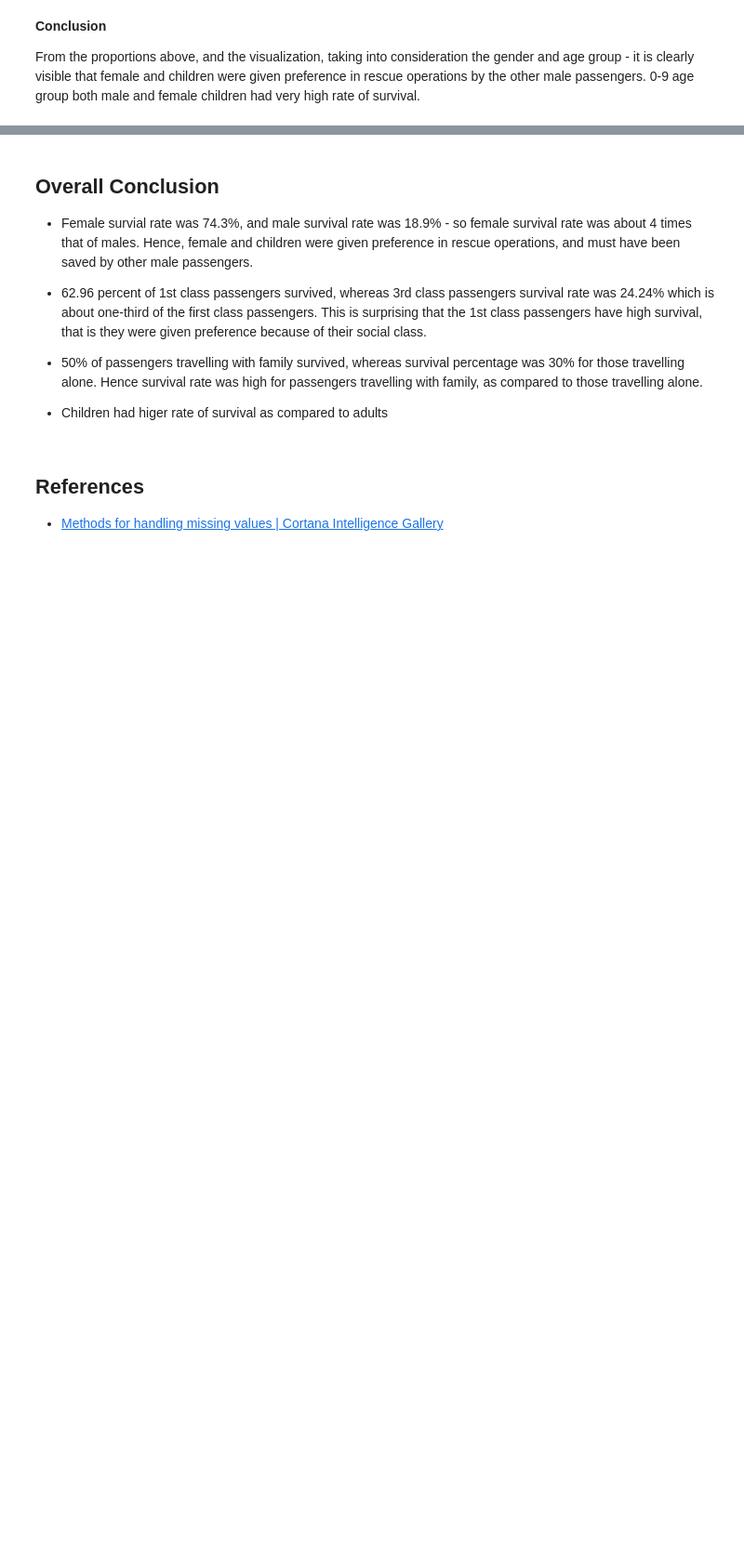
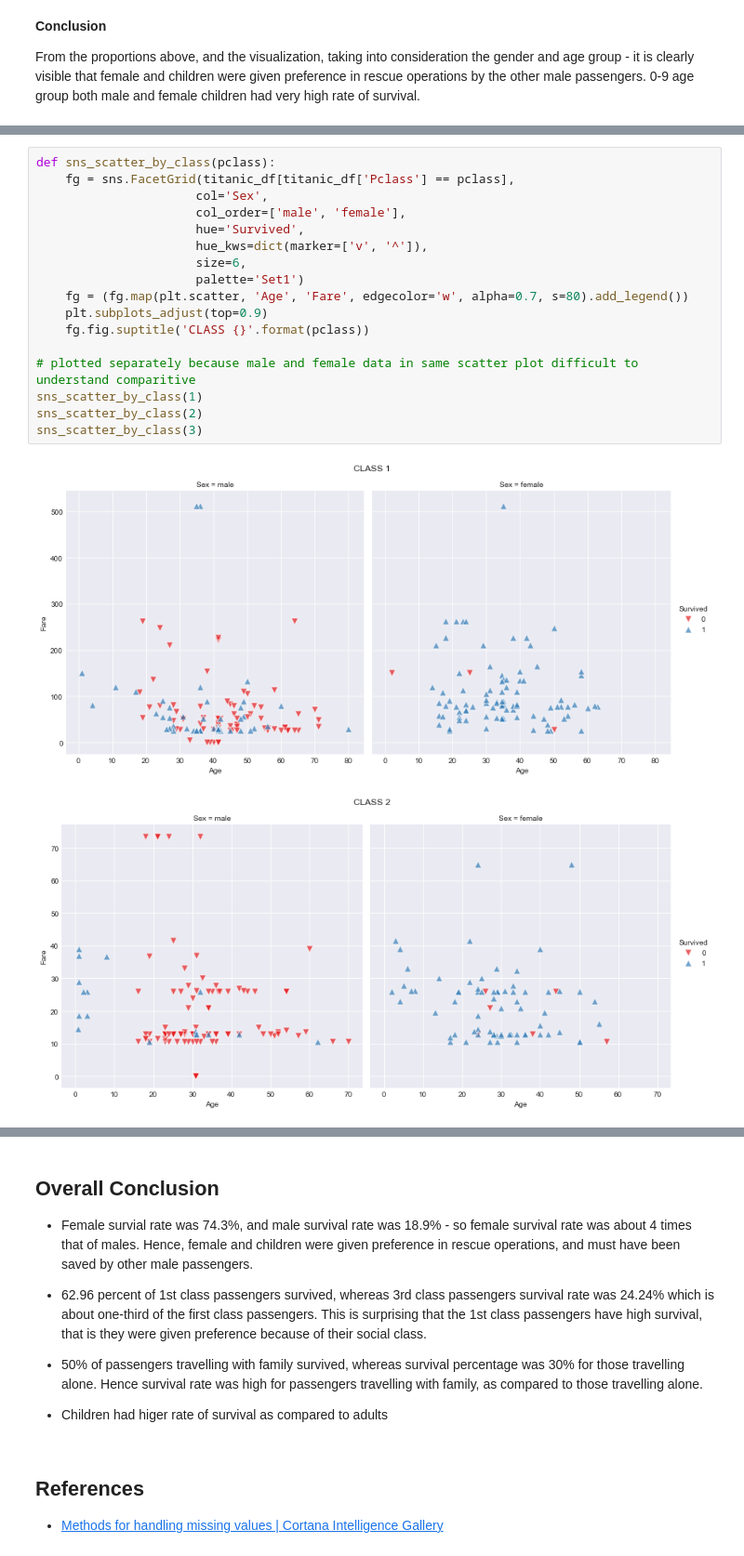
Before and after one commit to vikramsjn/Investigate-Titanic-Dataset, a Jupyter notebook: Analysis of Titanic Dataset.ipynb, the cells around one changed output, grey strips where cells are left out. Shown at 93% size. Drawn from its saved outputs; the diff is of its cells as text; blank space fills up the shorter version.

Commit message:
1D visiualizations and Scatter plots included at right places - Conclusion improvement still remains

```diff
--- a/Analysis of Titanic Dataset.ipynb
+++ b/Analysis of Titanic Dataset.ipynb
@@ -547,0 +661,20 @@ From the proportions above, and the visualization, taking into consideration the
+# %%
+def sns_scatter_by_class(pclass):
+    fg = sns.FacetGrid(titanic_df[titanic_df['Pclass'] == pclass],
+                      col='Sex',
+                      col_order=['male', 'female'],
+                      hue='Survived',
+                      hue_kws=dict(marker=['v', '^']),
+                      size=6,
+                      palette='Set1')
+    fg = (fg.map(plt.scatter, 'Age', 'Fare', edgecolor='w', alpha=0.7, s=80).add_legend())
+    plt.subplots_adjust(top=0.9)
+    fg.fig.suptitle('CLASS {}'.format(pclass))
+
+# plotted separately because male and female data in same scatter plot difficult to understand comparitive
+sns_scatter_by_class(1)
+sns_scatter_by_class(2)
+sns_scatter_by_class(3)
+# %% [output]
+[figure, added]
+[figure, added]
```
Also changed, not shown: parts of 40 cells of this notebook.
